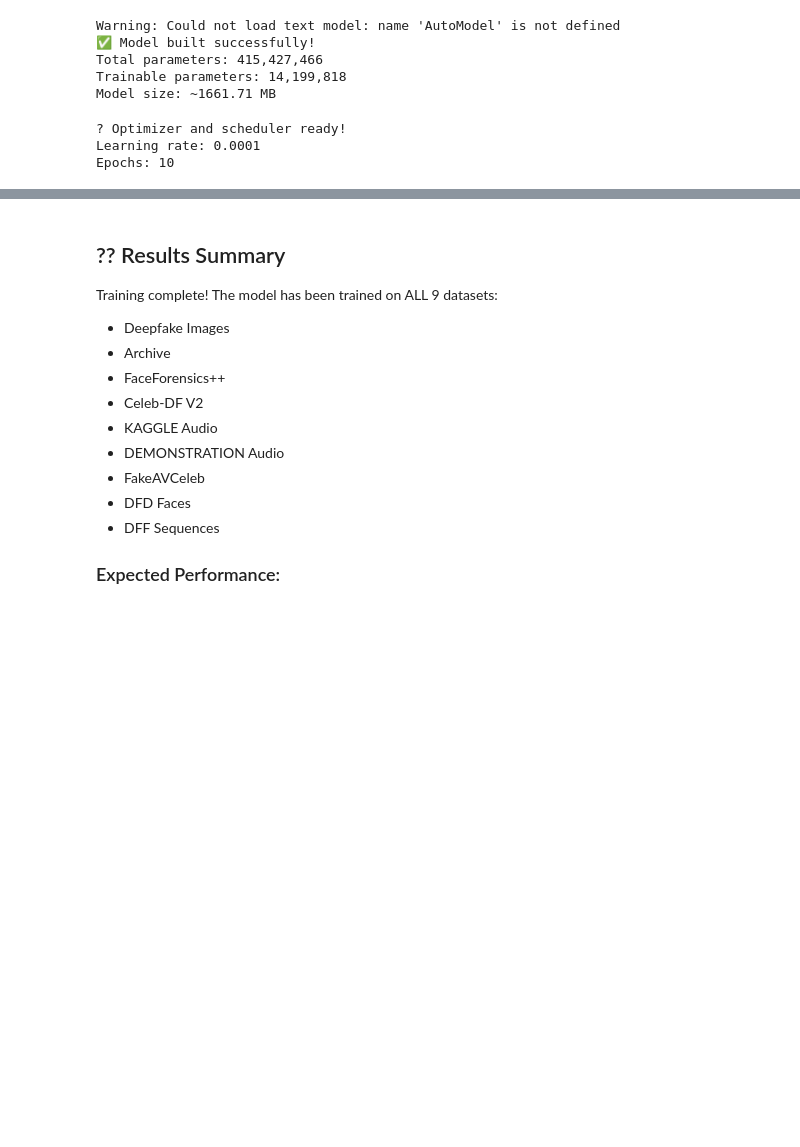
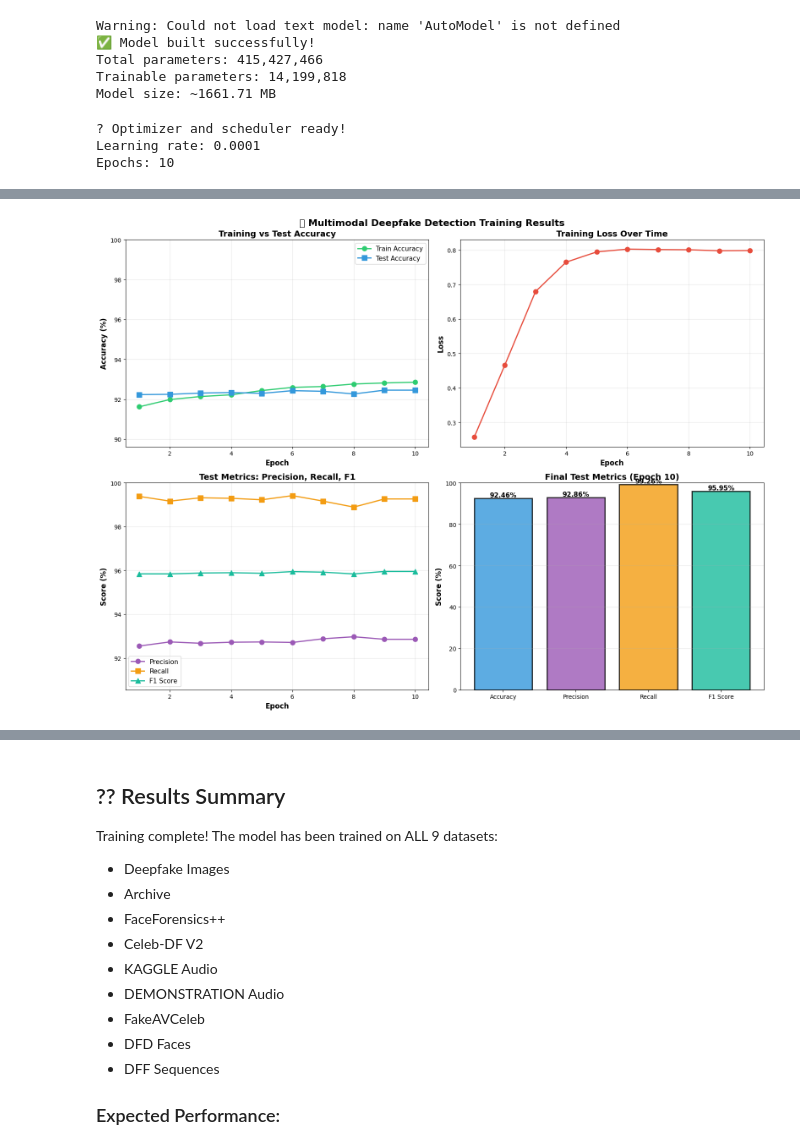
Before and after one commit to akshaysinhaaa/DFD, a Jupyter notebook: Multimodal_DeepFake_Detection/14_Complete_All_Datasets.ipynb, the cells around one changed output, grey strips where cells are left out. Cells and saved outputs as stored; diff of their text form; code cells hidden in the pictures; blank space fills up the shorter version.

Commit message:
training done

```diff
--- a/Multimodal_DeepFake_Detection/14_Complete_All_Datasets.ipynb
+++ b/Multimodal_DeepFake_Detection/14_Complete_All_Datasets.ipynb
@@ -1689,0 +2013,80 @@ Epoch 1/10
+# %%
+# Create comprehensive visualization
+if 'results_history' in globals() and len(results_history) > 0:
+
+    # Extract data
+    epochs = [r['epoch'] for r in results_history]
+    train_loss = [r['train_loss'] for r in results_history]
+    train_acc = [r['train_acc'] for r in results_history]
+    test_acc = [r['test_acc'] for r in results_history]
+    test_precision = [r['test_precision'] for r in results_history]
+    test_recall = [r['test_recall'] for r in results_history]
+    test_f1 = [r['test_f1'] for r in results_history]
+
+    # Create figure with subplots
+    fig, axes = plt.subplots(2, 2, figsize=(16, 12))
+    fig.suptitle('🚀 Multimodal Deepfake Detection Training Results', fontsize=16, fontweight='bold')
+
+    # 1. Training & Test Accuracy
+    ax1 = axes[0, 0]
+    ax1.plot(epochs, train_acc, 'o-', label='Train Accuracy', linewidth=2, markersize=8, color='#2ecc71')
+    ax1.plot(epochs, test_acc, 's-', label='Test Accuracy', linewidth=2, markersize=8, color='#3498db')
+    ax1.set_xlabel('Epoch', fontsize=12, fontweight='bold')
+    ax1.set_ylabel('Accuracy (%)', fontsize=12, fontweight='bold')
+    ax1.set_title('Training vs Test Accuracy', fontsize=14, fontweight='bold')
+    ax1.legend(fontsize=11)
+    ax1.grid(True, alpha=0.3)
+    ax1.set_ylim([min(min(train_acc), min(test_acc)) - 2, 100])
+
+    # 2. Training Loss
+    ax2 = axes[0, 1]
+    ax2.plot(epochs, train_loss, 'o-', linewidth=2, markersize=8, color='#e74c3c')
+    ax2.set_xlabel('Epoch', fontsize=12, fontweight='bold')
+    ax2.set_ylabel('Loss', fontsize=12, fontweight='bold')
+    ax2.set_title('Training Loss Over Time', fontsize=14, fontweight='bold')
+    ax2.grid(True, alpha=0.3)
+
+    # 3. Test Metrics (Precision, Recall, F1)
+    ax3 = axes[1, 0]
+    ax3.plot(epochs, test_precision, 'o-', label='Precision', linewidth=2, markersize=8, color='#9b59b6')
+    ax3.plot(epochs, test_recall, 's-', label='Recall', linewidth=2, markersize=8, color='#f39c12')
+    ax3.plot(epochs, test_f1, '^-', label='F1 Score', linewidth=2, markersize=8, color='#1abc9c')
+    ax3.set_xlabel('Epoch', fontsize=12, fontweight='bold')
+    ax3.set_ylabel('Score (%)', fontsize=12, fontweight='bold')
+    ax3.set_title('Test Metrics: Precision, Recall, F1', fontsize=14, fontweight='bold')
+    ax3.legend(fontsize=11)
+    ax3.grid(True, alpha=0.3)
+    ax3.set_ylim([min(min(test_precision), min(test_recall), min(test_f1)) - 2, 100])
+
+    # 4. Summary Bar Chart - Final Epoch
+    ax4 = axes[1, 1]
+    final_metrics = {
+        'Accuracy': test_acc[-1],
+        'Precision': test_precision[-1],
+        'Recall': test_recall[-1],
+        'F1 Score': test_f1[-1]
+    }
+    colors = ['#3498db', '#9b59b6', '#f39c12', '#1abc9c']
+    bars = ax4.bar(final_metrics.keys(), final_metrics.values(), color=colors, alpha=0.8, edgecolor='black', linewidth=2)
+    ax4.set_ylabel('Score (%)', fontsize=12, fontweight='bold')
+    ax4.set_title(f'Final Test Metrics (Epoch {epochs[-1]})', fontsize=14, fontweight='bold')
+    ax4.set_ylim([0, 100])
+    ax4.grid(True, alpha=0.3, axis='y')
+
+    # Add value labels on bars
+    for bar in bars:
+        height = bar.get_height()
+        ax4.text(bar.get_x() + bar.get_width()/2., height,
+                f'{height:.2f}%',
+                ha='center', va='bottom', fontsize=11, fontweight='bold')
+
+    plt.tight_layout()
+    plt.savefig('training_results.png', dpi=300, bbox_inches='tight')
+    plt.show()
+
+    print("✅ Visualization saved as 'training_results.png'")
+
+else:
+    print("⚠️ Cannot create visualization - results_history not available")
+# %% [output]
+[figure, added]
```
Also changed, not shown: parts of 6 cells of this notebook, 1 other file.
